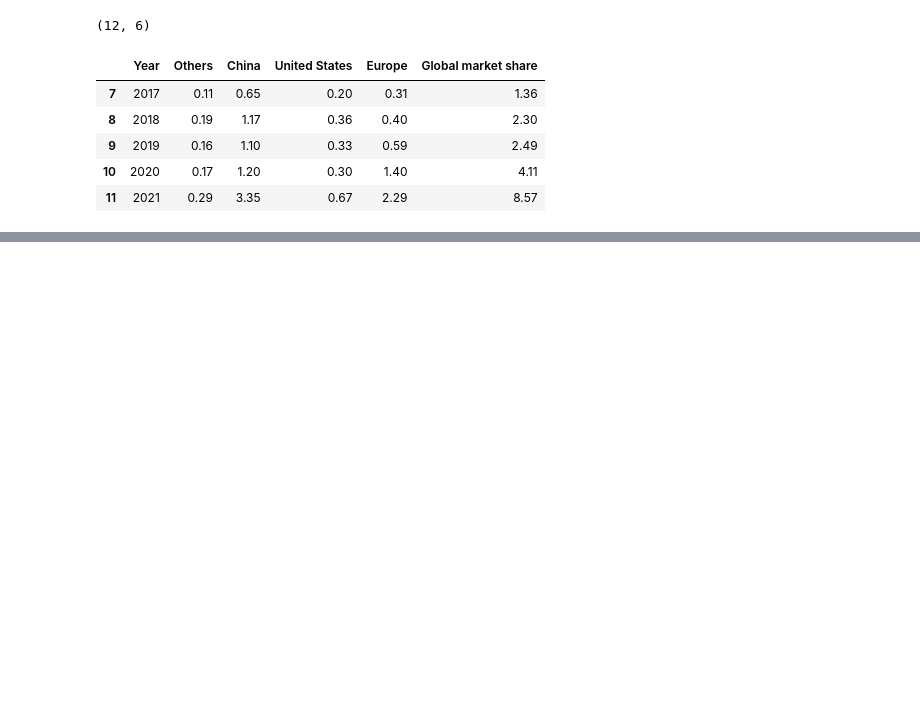
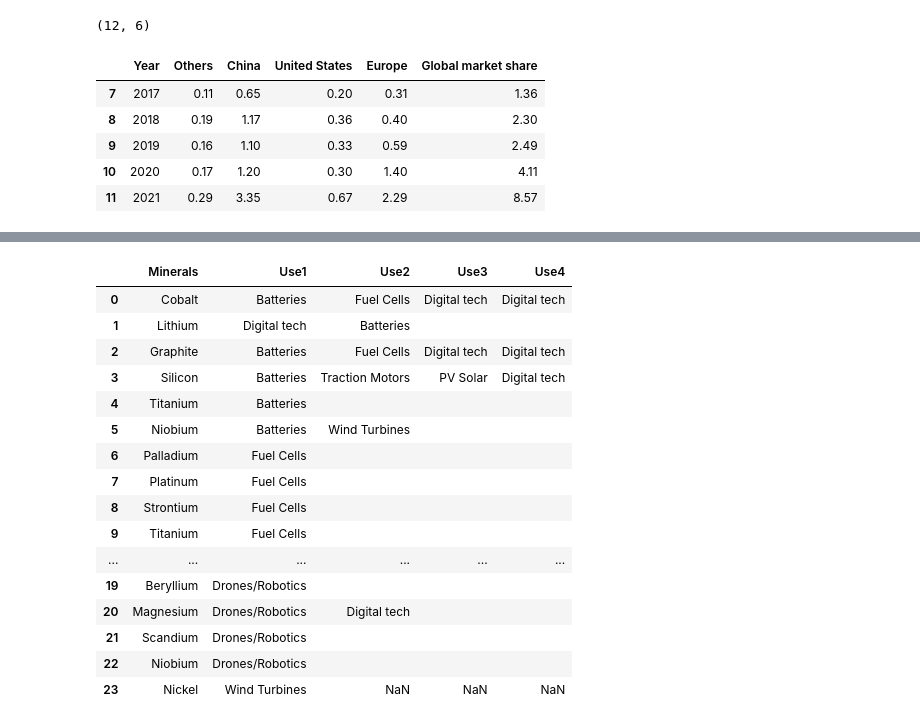
Before and after one commit to evaarquero/Finite_Resources, a Jupyter notebook: Demand_Mineral.ipynb, the cells around one changed output, grey strips where cells are left out. Cells and saved outputs as stored; diff of their text form; code cells hidden in the pictures; blank space fills up the shorter version.

```diff
--- a/Demand_Mineral.ipynb
+++ b/Demand_Mineral.ipynb
@@ -84,0 +256,46 @@ EV_sales
+# %%
+use_demand_2 = {'Minerals': {0:'Cobalt', 1: 'Lithium', 2: 'Graphite', 3: 'Silicon', 4:'Titanium', 5:'Niobium', 6:'Palladium',
+             7:'Platinum', 8:'Strontium', 9:'Titanium', 10:'Boron', 11:'Dysprosium',
+             12:'Neodymium', 13:'Praseodymium', 14:'Chromium', 15:'Germanium', 16:'Neodymium', 17:'Gallium', 18:'Indium',
+            19:'Beryllium', 20:'Magnesium', 21:'Scandium', 22:'Niobium', 23: 'Nickel'},
+'Use1': {0:'Batteries', 1: 'Digital tech', 2: 'Batteries',
+         3: 'Batteries', 4:'Batteries', 5:'Batteries', 6:'Fuel Cells',
+         7: 'Fuel Cells', 8:'Fuel Cells', 9:'Fuel Cells', 10:'Wind Turbines', 11:'Wind Turbines',
+         12:'Wind Turbines', 13:'Wind Turbines', 14:'Traction Motors',15:'PV Solar',
+         16:'PV Solar', 17:'PV Solar', 18:'PV Solar', 19:'Drones/Robotics', 20:'Drones/Robotics',
+         21:'Drones/Robotics', 22:'Drones/Robotics', 23: 'Wind Turbines'},
+'Use2': {0:'Fuel Cells', 1: 'Batteries', 2: 'Fuel Cells',
+         3: 'Traction Motors', 4:'', 5:'Wind Turbines', 6:'',
+         7: '', 8:'', 9:'', 10:'Traction Motors', 11:'Traction Motors',
+         12:'Traction Motors', 13:'Traction Motors', 14:'', 15: 'Drones/Robotics', 16: '', 17: 'Drones/Robotics', 18: '',
+         19: '', 20: 'Digital tech', 21:'', 22:''},
+'Use3': {0:'Digital tech', 1: '', 2: 'Digital tech',
+         3: 'PV Solar', 4:'', 5:'', 6:'',
+         7: '', 8:'', 9:'', 10:'PV Solar', 11:'',
+         12:'', 13:'', 14:'',15: 'Digital tech', 16: '', 17: 'Digital tech', 18: '',19: '', 20: '', 21:'', 22:''},
+'Use4': {0:'Digital tech',1:'', 2: 'Digital tech',
+         3: 'Digital tech', 4:'', 5:'', 6:'',
+         7: '', 8:'', 9:'', 10:'Digital tech', 11:'',
+         12:'', 13:'', 14:'',15: '', 16: '', 17: '', 18: '',19: '', 20: '', 21:'', 22:''}}
+# %%
+df_2 = pd.DataFrame(use_demand_2)
+# %%
+df_2
+# %% [output]
+|  | Minerals | Use1 | Use2 | Use3 | Use4 |
+| 0 | Cobalt | Batteries | Fuel Cells | Digital tech | Digital tech |
+| 1 | Lithium | Digital tech | Batteries |  |  |
+| 2 | Graphite | Batteries | Fuel Cells | Digital tech | Digital tech |
+| 3 | Silicon | Batteries | Traction Motors | PV Solar | Digital tech |
+| 4 | Titanium | Batteries |  |  |  |
+| 5 | Niobium | Batteries | Wind Turbines |  |  |
+| 6 | Palladium | Fuel Cells |  |  |  |
+| 7 | Platinum | Fuel Cells |  |  |  |
+| 8 | Strontium | Fuel Cells |  |  |  |
+| 9 | Titanium | Fuel Cells |  |  |  |
+| ... | ... | ... | ... | ... | ... |
+| 19 | Beryllium | Drones/Robotics |  |  |  |
+| 20 | Magnesium | Drones/Robotics | Digital tech |  |  |
+| 21 | Scandium | Drones/Robotics |  |  |  |
+| 22 | Niobium | Drones/Robotics |  |  |  |
+| 23 | Nickel | Wind Turbines | NaN | NaN | NaN |
```
Also changed, not shown: parts of 31 cells of this notebook, 3 other files.
